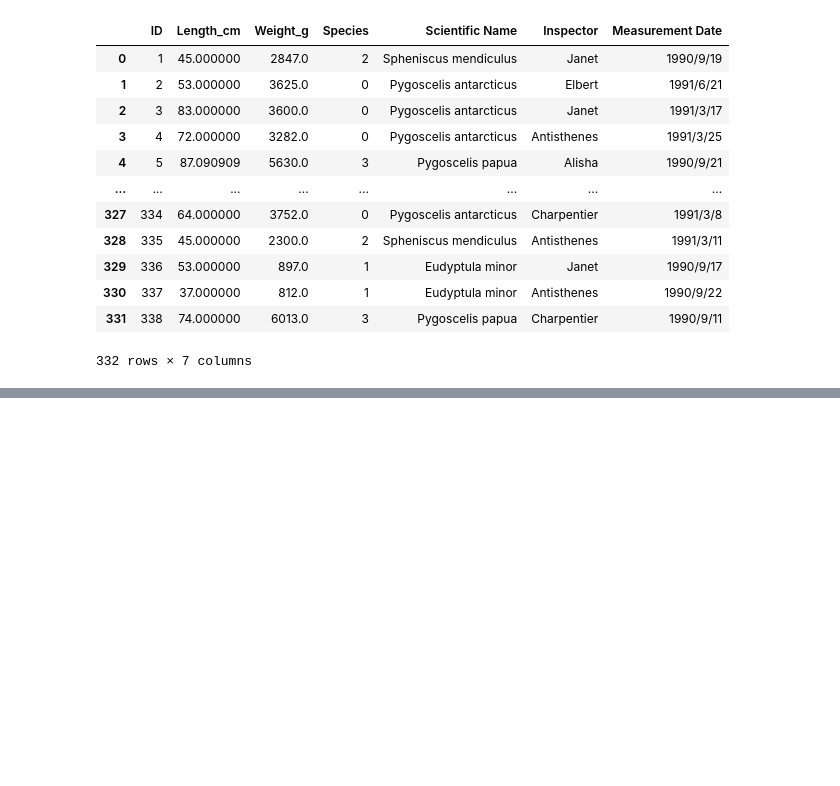
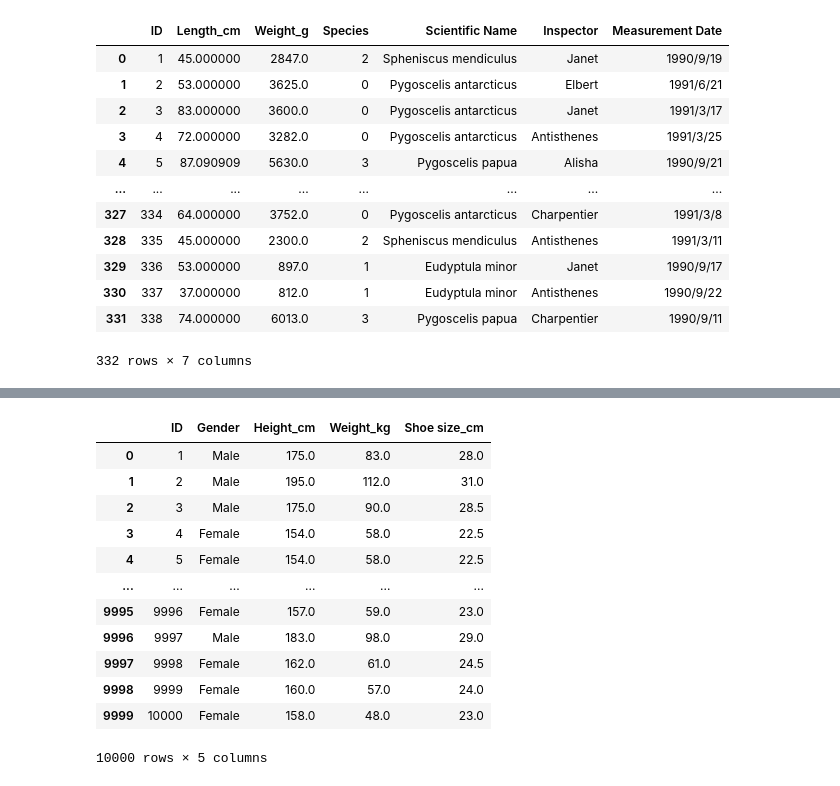
Before and after one commit to Hero0963/data-science-, a Jupyter notebook: data_science_ch04.ipynb, the cells around one changed output, grey strips where cells are left out. Saved outputs shown, nothing was run; the diff lists cells and outputs as text; code cells hidden in the pictures; blank space fills up the shorter version.

```diff
--- a/data_science_ch04.ipynb
+++ b/data_science_ch04.ipynb
@@ -120,3 +120,12 @@ df
 332 rows × 7 columns
 # %%
 df.to_csv('/content/MyGoogleDrive/My Drive/Colab Notebooks/Python_Data_Science/penguin04.csv',index=False)
+# %%
+# exercise_02
+
+# read shoesize data
+from google.colab import drive
+drive.mount('/content/MyGoogleDrive')
+import pandas as pd
+df=pd.read_csv('/content/MyGoogleDrive/My Drive/Colab Notebooks/Python-for-Titanic/Ch04/ShoeSize.csv')
+df.info()
@@ -122,0 +146,4 @@ df.to_csv('/content/MyGoogleDrive/My Drive/Colab Notebooks/Python_Data_Science/p
+# %%
+# shoesize data cleaning
+df=df.drop_duplicates()
+df.info()
@@ -122,0 +163,17 @@ df.to_csv('/content/MyGoogleDrive/My Drive/Colab Notebooks/Python_Data_Science/p
+# %%
+df=df.reset_index(drop=True)
+df
+# %% [output]
+|  | ID | Gender | Height_cm | Weight_kg | Shoe size_cm |
+| 0 | 1 | Male | 175.0 | 83.0 | 28.0 |
+| 1 | 2 | Male | 195.0 | 112.0 | 31.0 |
+| 2 | 3 | Male | 175.0 | 90.0 | 28.5 |
+| 3 | 4 | Female | 154.0 | 58.0 | 22.5 |
+| 4 | 5 | Female | 154.0 | 58.0 | 22.5 |
+| ... | ... | ... | ... | ... | ... |
+| 9995 | 9996 | Female | 157.0 | 59.0 | 23.0 |
+| 9996 | 9997 | Male | 183.0 | 98.0 | 29.0 |
+| 9997 | 9998 | Female | 162.0 | 61.0 | 24.5 |
+| 9998 | 9999 | Female | 160.0 | 57.0 | 24.0 |
+| 9999 | 10000 | Female | 158.0 | 48.0 | 23.0 |
+10000 rows × 5 columns
```
Also changed, not shown: parts of 7 cells of this notebook.
